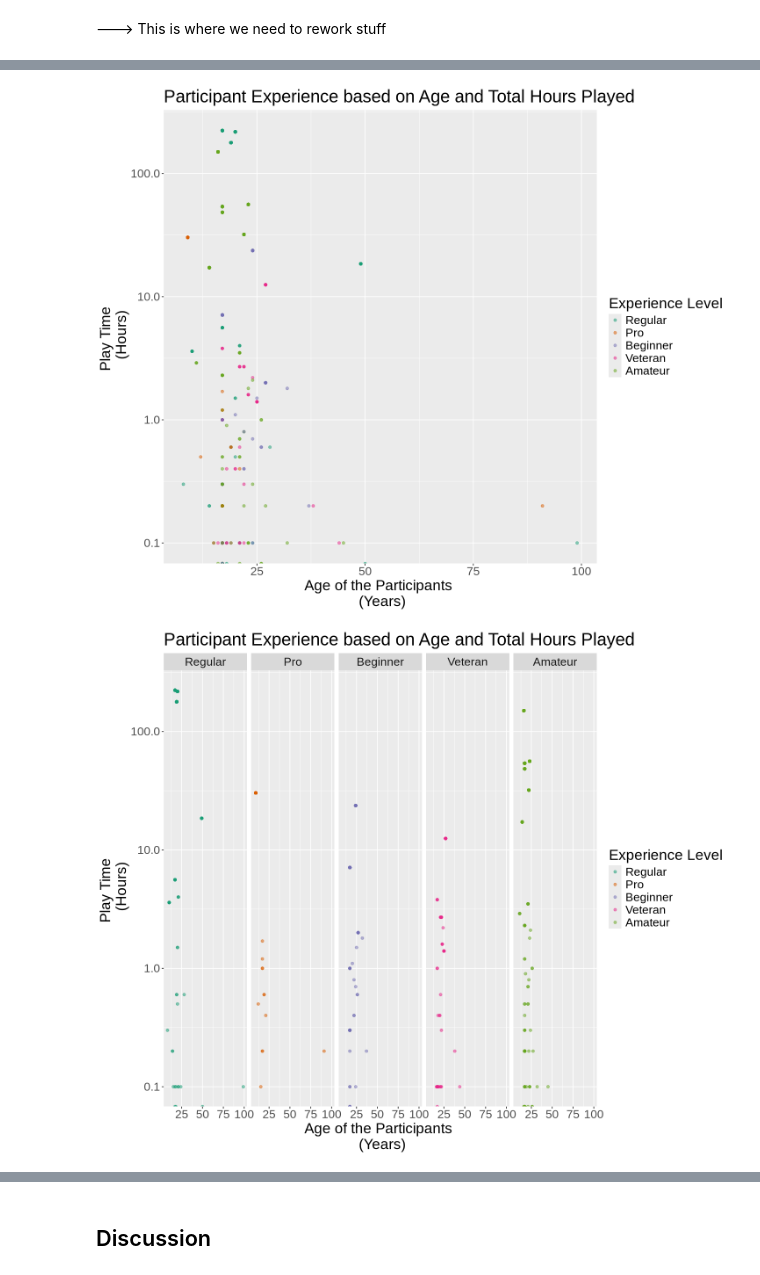
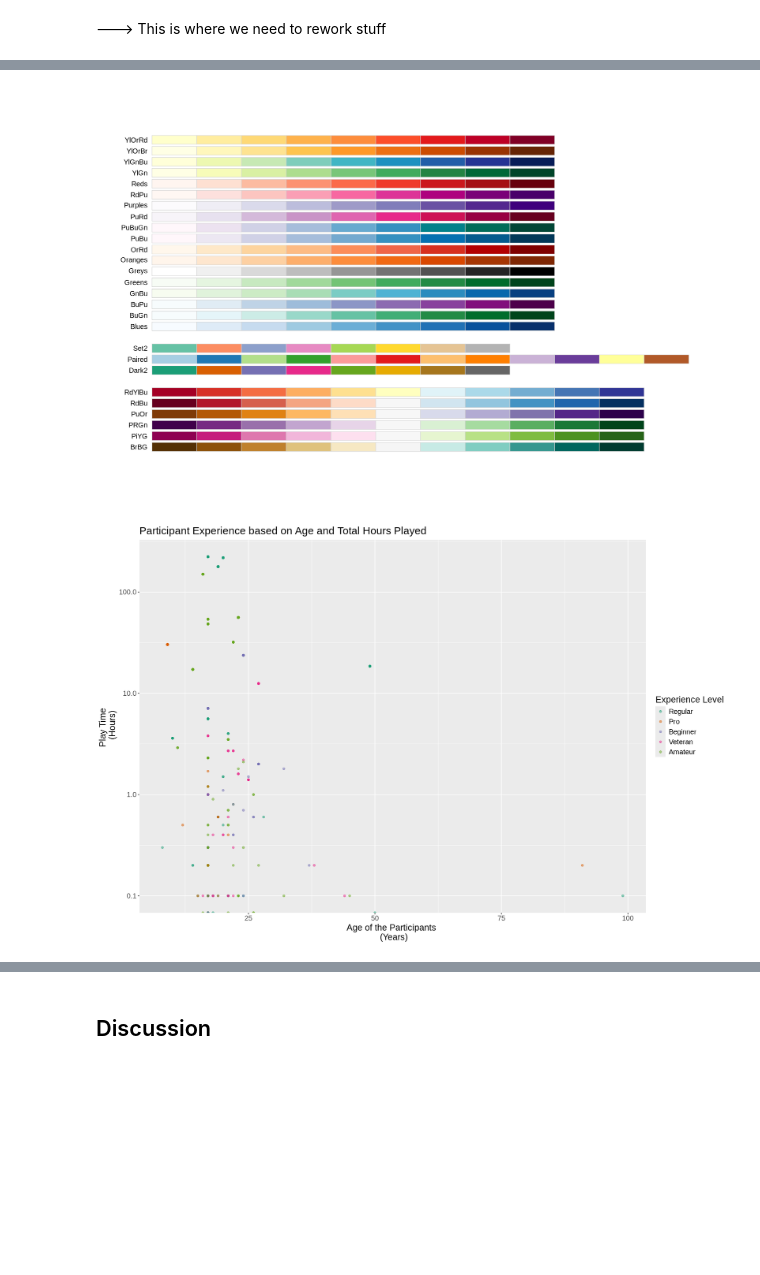
Before and after one commit to EtanSun/DSCI_100_Project, a Jupyter notebook: project.ipynb, the cells around one changed output, grey strips where cells are left out. Drawn from its saved outputs; the diff is of its cells as text; code cells hidden in the pictures; blank space fills up the shorter version.

Commit message:
Grouping Played_hours

```diff
--- a/project.ipynb
+++ b/project.ipynb
@@ -137,7 +155,7 @@ A data.frame: 6 × 6
 ---> This is where we need to rework stuff
 # %%
 #Copy and reword this code if we don't need start_time, end_time, and difference:
-options (repr.plot.width = 12, repr.plot.height = 10)
+options (repr.plot.width = 15, repr.plot.height = 10)
 
 
 #Final Cleaning of the data and turning the experience variable to a categorical variable
@@ -145,7 +163,7 @@ playdate_final <- playdate_diff |>
 select (experience:age) |>
 mutate (experience = as_factor(experience))
 
-#** display.brewer.all (colorblindFriendly = TRUE) <-- remove before submission!**
+display.brewer.all (colorblindFriendly = TRUE)
 
 #Creating a visualization to see what we're working with; x = age as it is independent, y = played_hours as it might change based on age
 playdate_vision <- playdate_final |>
@@ -154,29 +172,10 @@ geom_point(alpha = 0.5) +
 scale_color_brewer (palette = "Dark2") +
 labs (x = "Age of the Participants \n (Years)", y = "Play Time \n (Hours)", title = "Participant Experience based on Age and Total Hours Played"
       , color = "Experience Level") +
-theme (text = element_text (size = 20)) +
+theme (text = element_text (size = 15)) +
 scale_y_log10 ()
 
-#Creating a grid version
-playdate_vision_grid <- playdate_final |>
-ggplot (aes(x = age, y = played_hours, color = experience)) +
-geom_point(alpha = 0.5) +
-facet_grid (cols = vars(experience)) +
-scale_color_brewer (palette = "Dark2") +
-labs (x = "Age of the Participants \n (Years)", y = "Play Time \n (Hours)", title = "Participant Experience based on Age and Total Hours Played"
-      , color = "Experience Level") +
-theme (text = element_text (size = 20)) +
-scale_y_log10 ()
-
-
-
-
 playdate_vision
-playdate_vision_grid
-
-#From this, we can visually see that Regular and Amateur Players are most likely the ones who contribute the most data
-#However, we can also see a class imbalance, but to be sure, a summary can be made.
-#We might need to exclude 0 values or filter so we only obtain values that are greater than 0
 # %% [output]
 Warning message in scale_y_log10():
 “log-10 transformation introduced infinite values.”
@@ -185,2 +182,2 @@ Warning message in scale_y_log10():
-[figure, old version]
+[figure, new version]
-[figure, old version]
+[figure, new version]
```
Also changed, not shown: parts of 6 cells of this notebook.
